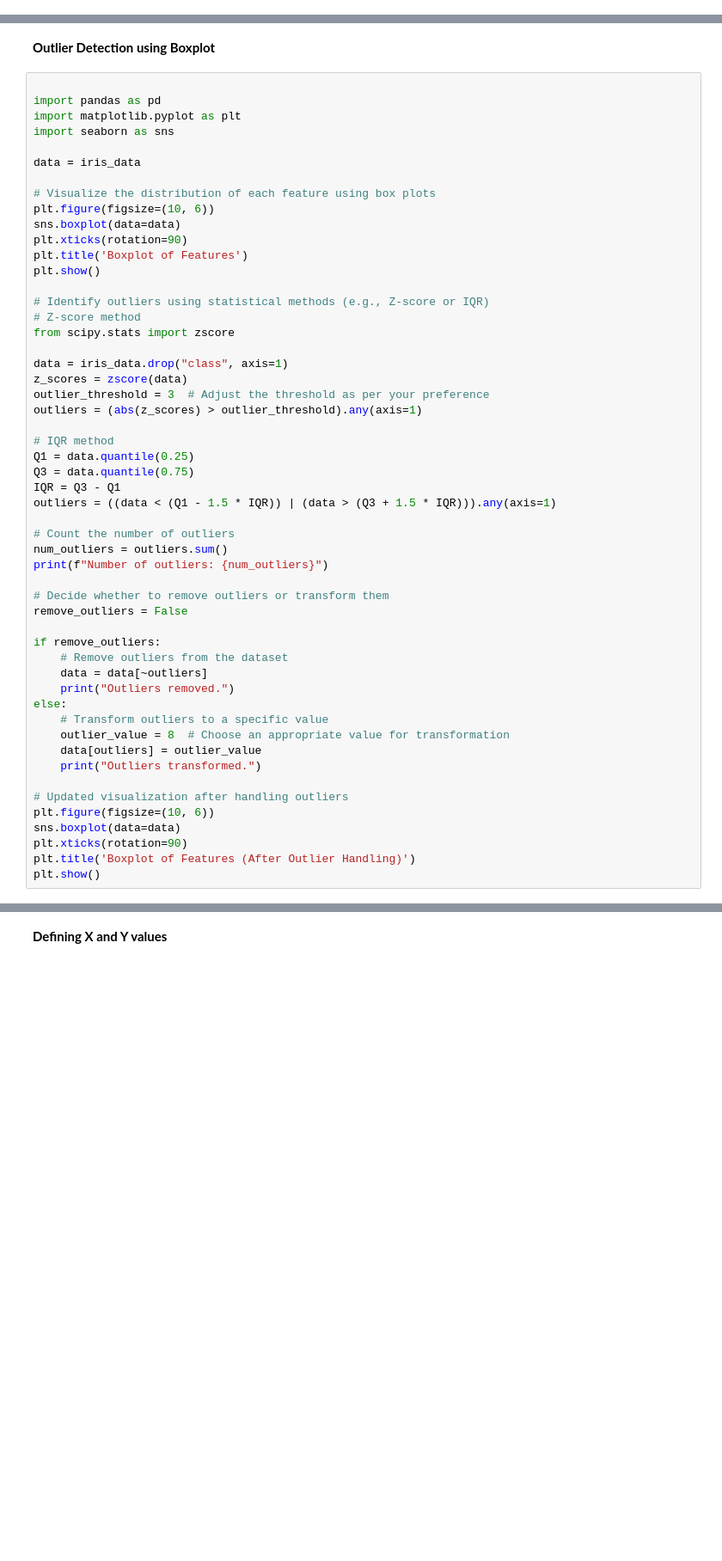
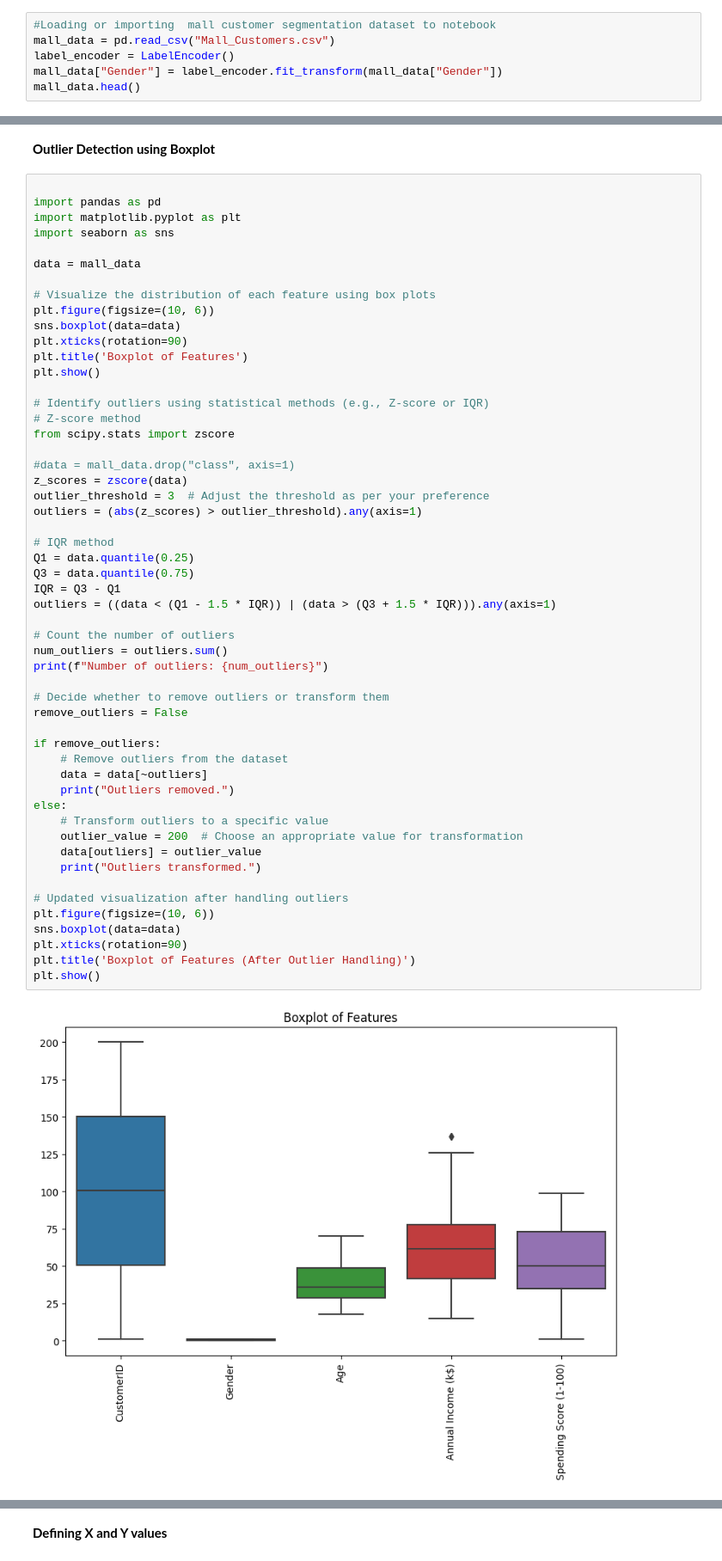
Before and after one commit to A-Burnhard/Mall-Customer-Segmentation, a Jupyter notebook: Mall_Customer_Segmentation.ipynb, the cells around one changed output, grey strips where cells are left out. Shown at 86% size. Drawn from its saved outputs; the diff is of its cells as text; blank space fills up the shorter version.

```diff
--- a/Mall_Customer_Segmentation.ipynb
+++ b/Mall_Customer_Segmentation.ipynb
@@ -11,0 +7,6 @@ iris_data.head()
+# %%
+#Loading or importing  mall customer segmentation dataset to notebook
+mall_data = pd.read_csv("Mall_Customers.csv")
+label_encoder = LabelEncoder()
+mall_data["Gender"] = label_encoder.fit_transform(mall_data["Gender"])
+mall_data.head()
@@ -31,7 +61,7 @@ import pandas as pd
 import matplotlib.pyplot as plt
 import seaborn as sns
 
-data = iris_data
+data = mall_data
 
 # Visualize the distribution of each feature using box plots
 plt.figure(figsize=(10, 6))
@@ -44,37 +74,39 @@ plt.show()
 # Z-score method
 from scipy.stats import zscore
 
-data = iris_data.drop("class", axis=1)
+#data = mall_data.drop("class", axis=1)
 z_scores = zscore(data)
 outlier_threshold = 3  # Adjust the threshold as per your preference
 outliers = (abs(z_scores) > outlier_threshold).any(axis=1)
 
 # IQR method
 Q1 = data.quantile(0.25)
 Q3 = data.quantile(0.75)
 IQR = Q3 - Q1
 outliers = ((data < (Q1 - 1.5 * IQR)) | (data > (Q3 + 1.5 * IQR))).any(axis=1)
 
 # Count the number of outliers
 num_outliers = outliers.sum()
 print(f"Number of outliers: {num_outliers}")
 
 # Decide whether to remove outliers or transform them
 remove_outliers = False
 
 if remove_outliers:
     # Remove outliers from the dataset
     data = data[~outliers]
     print("Outliers removed.")
 else:
     # Transform outliers to a specific value
-    outlier_value = 8  # Choose an appropriate value for transformation
+    outlier_value = 200  # Choose an appropriate value for transformation
     data[outliers] = outlier_value
     print("Outliers transformed.")
 
 # Updated visualization after handling outliers
 plt.figure(figsize=(10, 6))
 sns.boxplot(data=data)
 plt.xticks(rotation=90)
 plt.title('Boxplot of Features (After Outlier Handling)')
 plt.show()
+# %% [output]
+[figure, added]
```
Also changed, not shown: parts of 11 cells of this notebook.
